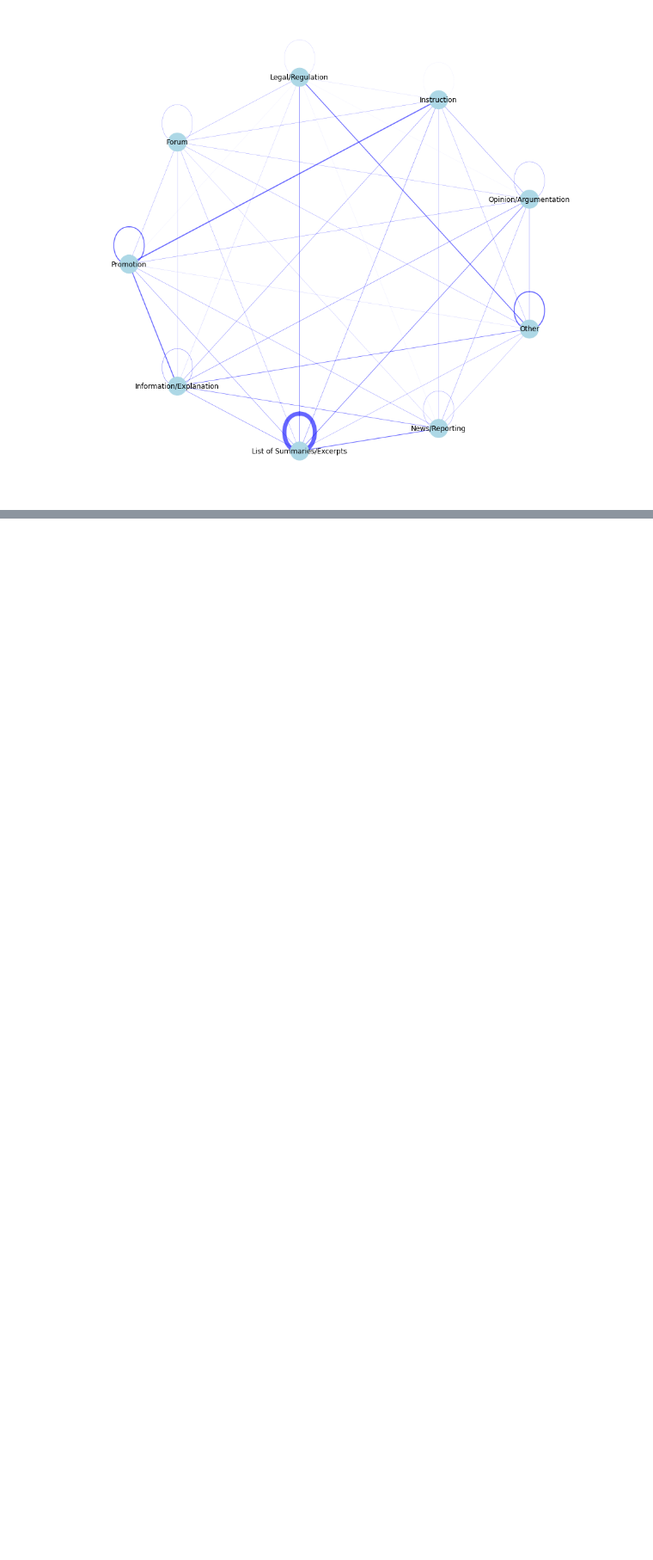
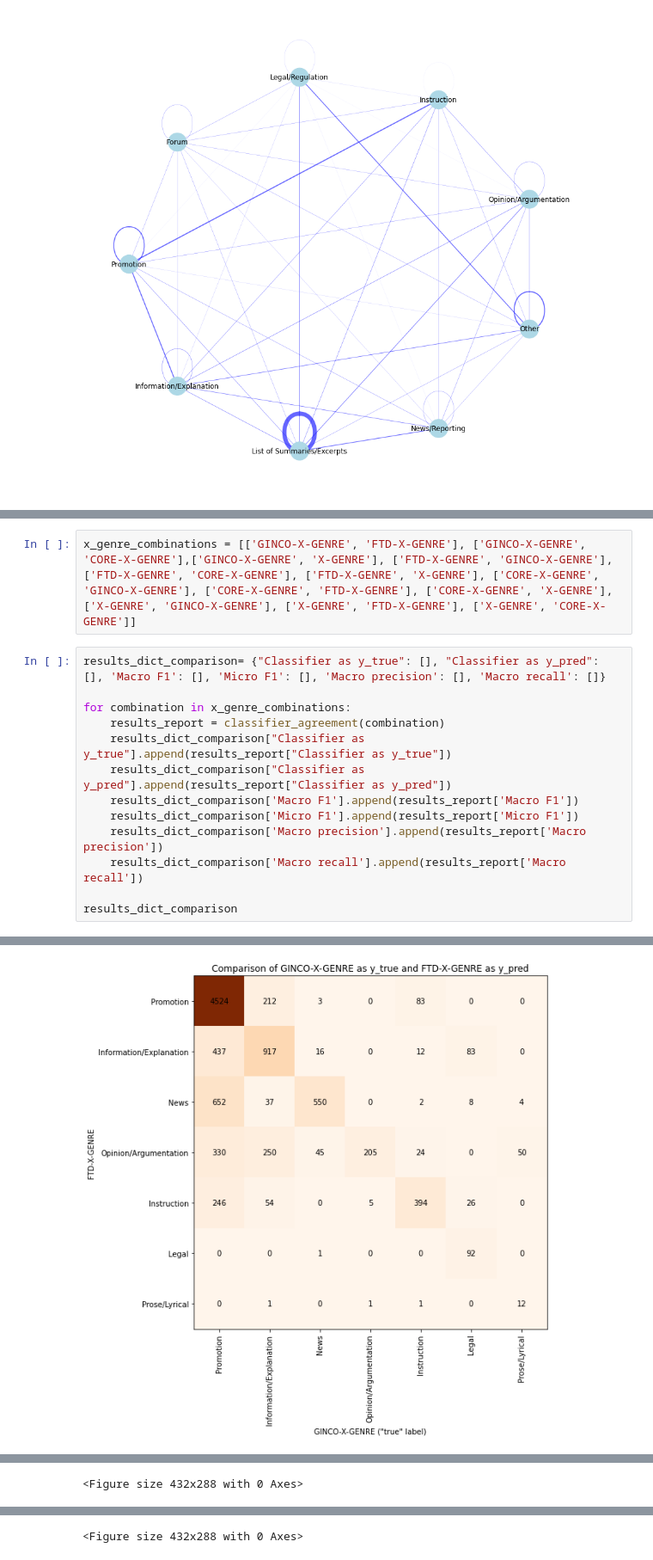
Before and after one commit to TajaKuzman/Genre-Datasets-Comparison, a Jupyter notebook: 6.2-Label-comparison-per-domain-MaCoCu-sample.ipynb, the cells around one changed output, grey strips where cells are left out. Shown at 86% size. Saved outputs shown, nothing was run; the diff lists cells and outputs as text; blank space fills up the shorter version.

```diff
--- a/6.2-Label-comparison-per-domain-MaCoCu-sample.ipynb
+++ b/6.2-Label-comparison-per-domain-MaCoCu-sample.ipynb
@@ -922,0 +1213,16 @@ For X-genre classifiers, calculate agreement between them via F1, macroF1, micro
+# %%
+x_genre_combinations = [['GINCO-X-GENRE', 'FTD-X-GENRE'], ['GINCO-X-GENRE', 'CORE-X-GENRE'],['GINCO-X-GENRE', 'X-GENRE'], ['FTD-X-GENRE', 'GINCO-X-GENRE'], ['FTD-X-GENRE', 'CORE-X-GENRE'], ['FTD-X-GENRE', 'X-GENRE'], ['CORE-X-GENRE', 'GINCO-X-GENRE'], ['CORE-X-GENRE', 'FTD-X-GENRE'], ['CORE-X-GENRE', 'X-GENRE'], ['X-GENRE', 'GINCO-X-GENRE'], ['X-GENRE', 'FTD-X-GENRE'], ['X-GENRE', 'CORE-X-GENRE']]
+# %%
+results_dict_comparison= {"Classifier as y_true": [], "Classifier as y_pred": [], 'Macro F1': [], 'Micro F1': [], 'Macro precision': [], 'Macro recall': []}
+
+for combination in x_genre_combinations:
+	results_report = classifier_agreement(combination)
+	results_dict_comparison["Classifier as y_true"].append(results_report["Classifier as y_true"])
+	results_dict_comparison["Classifier as y_pred"].append(results_report["Classifier as y_pred"])
+	results_dict_comparison['Macro F1'].append(results_report['Macro F1'])
+	results_dict_comparison['Micro F1'].append(results_report['Micro F1'])
+	results_dict_comparison['Macro precision'].append(results_report['Macro precision'])
+	results_dict_comparison['Macro recall'].append(results_report['Macro recall'])
+
+results_dict_comparison
+# %% [output]
@@ -922,0 +1244 @@ For X-genre classifiers, calculate agreement between them via F1, macroF1, micro
+[figure, added]
@@ -922,0 +1260 @@ For X-genre classifiers, calculate agreement between them via F1, macroF1, micro
+<Figure size 432x288 with 0 Axes>
@@ -922,0 +1279 @@ For X-genre classifiers, calculate agreement between them via F1, macroF1, micro
+<Figure size 432x288 with 0 Axes>
```
Also changed, not shown: parts of 21 cells of this notebook, 9 other files.
